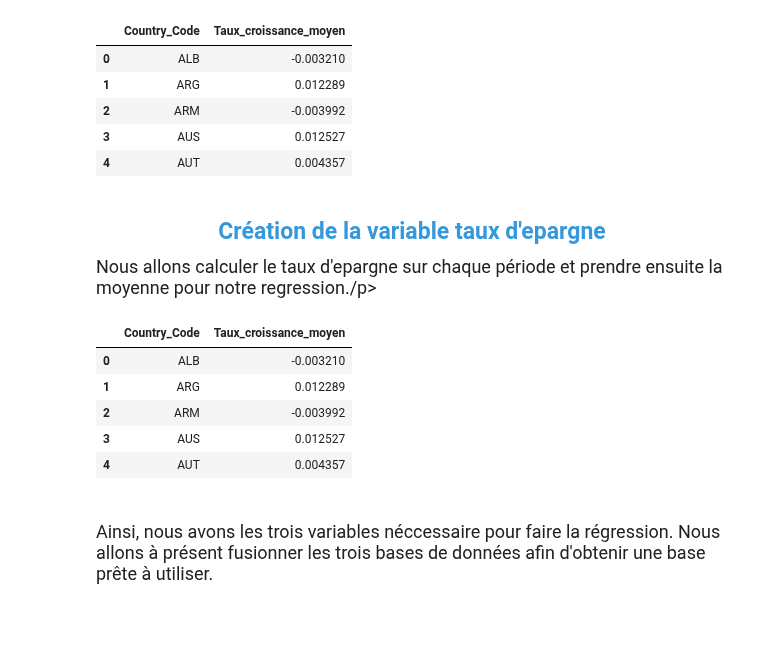
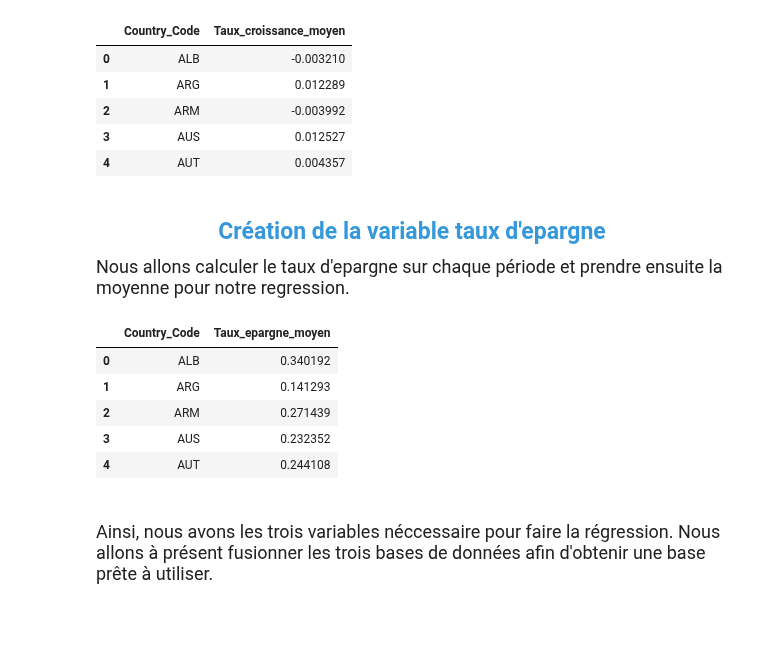
Before and after one commit to tziemiNgansop237/Projet_Python, a Jupyter notebook: src/Modélisation.ipynb, the cells around one changed output. Drawn from its saved outputs; the diff is of its cells as text; code cells hidden in the pictures.

```diff
--- a/src/Modélisation.ipynb
+++ b/src/Modélisation.ipynb
@@ -186,24 +186,24 @@ taux_croissance_moyen.head()
 <h4 style="font-family: 'Georgia', serif; text-align: center; font-size: 23px; color: #3498db;">Création de la variable taux d'epargne</h4>
 
 <p style="line-height: 1.6; font-family: 'Serial', serif; font-size: 18px;">
-Nous allons calculer le taux d'epargne sur chaque période et prendre ensuite la moyenne pour notre regression./p>
+Nous allons calculer le taux d'epargne sur chaque période et prendre ensuite la moyenne pour notre regression.
 # %%
 # Calcul
 taux_epargne_moyen = d.calculer_taux_epargne_moyen(
     data,
     year_col='Year',
     country_col='Country_Code',
     capital_travailleur='Capital_par_travailleur',
     pib_travailleur='PIB_par_travailleur'
 )
-taux_croissance_moyen.head()
+taux_epargne_moyen.head()
 # %% [output]
-|  | Country_Code | Taux_croissance_moyen |
-| 0 | ALB | -0.003210 |
-| 1 | ARG | 0.012289 |
-| 2 | ARM | -0.003992 |
-| 3 | AUS | 0.012527 |
-| 4 | AUT | 0.004357 |
+|  | Country_Code | Taux_epargne_moyen |
+| 0 | ALB | 0.340192 |
+| 1 | ARG | 0.141293 |
+| 2 | ARM | 0.271439 |
+| 3 | AUS | 0.232352 |
+| 4 | AUT | 0.244108 |
 # %% [markdown]
 
 <br/>
```
Also changed, not shown: parts of 24 cells of this notebook, 3 other files.
